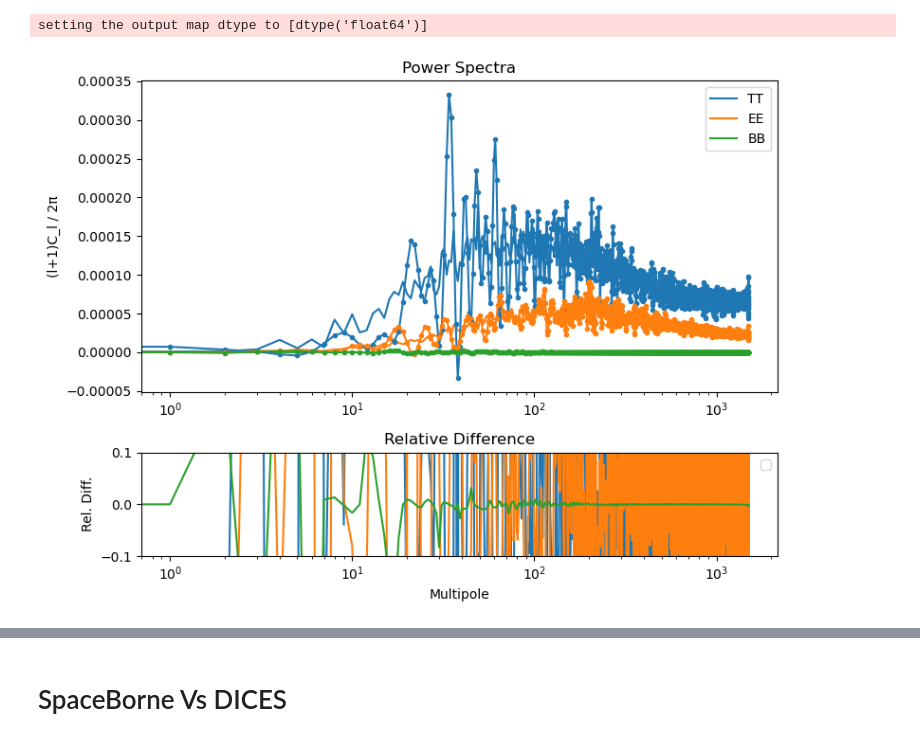
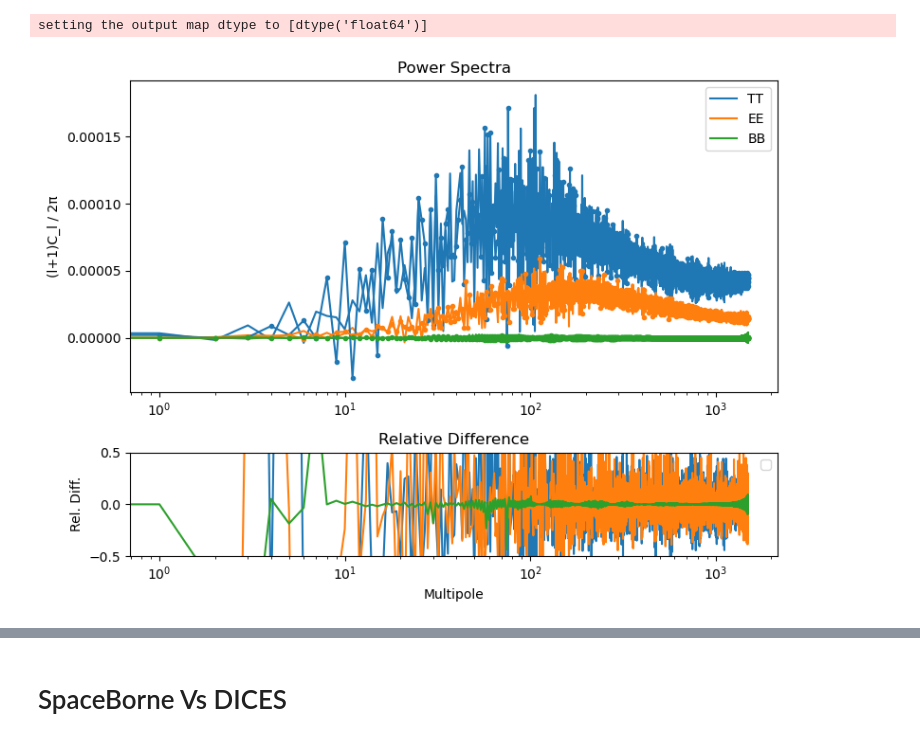
Before and after one commit to JaimeRZP/GLASS_cov_challenge, a Jupyter notebook: unmixing_comparison.ipynb, the cells around one changed output, grey strips where cells are left out. Drawn from its saved outputs; the diff is of its cells as text; code cells hidden in the pictures.

```diff
--- a/unmixing_comparison.ipynb
+++ b/unmixing_comparison.ipynb
@@ -32,10 +33,10 @@ hp.write_map(path+f"dummy_mask.fits", mask, overwrite=True)
 # %% [output]
 setting the output map dtype to [dtype('float64')]
 # %%
-cls_pols = hp.read_cl("/home/jaimerzp/Documents/UCL/GLASS_cov_challenge/Patch/cls_pols/cls_data_pols_1.fits")
-cls_pols_raw = hp.read_cl("/home/jaimerzp/Documents/UCL/GLASS_cov_challenge/Patch/cls_pols/cls_data_pols_raw_1.fits")
-cls = heracles.read("/home/jaimerzp/Documents/UCL/GLASS_cov_challenge/Patch/cls/cls_data_1.fits")
-corrs_pols = hp.read_cl("/home/jaimerzp/Documents/UCL/GLASS_cov_challenge/Patch/cls_pols/corr_data_pols_1.fits")
-cls_mask_pols = hp.read_cl("/home/jaimerzp/Documents/UCL/GLASS_cov_challenge/Patch/cls_pols/cls_mask_pols_1.fits")
-cls_mask = heracles.read("/home/jaimerzp/Documents/UCL/GLASS_cov_challenge/Patch/cls/cls_mask.fits")
-cls_nu = heracles.read("/home/jaimerzp/Documents/UCL/GLASS_cov_challenge/Patch/cls_nu/cls_data_nu_1.fits")
+cls_pols = hp.read_cl(f"/home/jaimerzp/Documents/UCL/GLASS_cov_challenge/{mask_type}/cls_pols/cls_data_pols.fits")
+#cls_pols_raw = hp.read_cl(f"/home/jaimerzp/Documents/UCL/GLASS_cov_challenge/{mask_type}/cls_pols/cls_data_pols_raw_1.fits")
+cls = heracles.read(f"/home/jaimerzp/Documents/UCL/GLASS_cov_challenge/{mask_type}/cls/cls_data_1.fits")
+#corrs_pols = hp.read_cl(f"/home/jaimerzp/Documents/UCL/GLASS_cov_challenge/{mask_type}/cls_pols/corr_data_pols_1.fits")
+#cls_mask_pols = hp.read_cl(f"/home/jaimerzp/Documents/UCL/GLASS_cov_challenge/{mask_type}/cls_pols/cls_mask_pols_1.fits")
+#cls_mask = heracles.read(f"/home/jaimerzp/Documents/UCL/GLASS_cov_challenge/{mask_type}/cls/cls_mask.fits")
+cls_nu = heracles.read(f"/home/jaimerzp/Documents/UCL/GLASS_cov_challenge/{mask_type}/cls_nu/cls_data_nu_1.fits")
@@ -56,34 +43,35 @@ prefac =  (l + 1)/2 * np.pi
 # %%
 fig, axs = plt.subplots(2, 1, figsize=(8, 6), gridspec_kw={'height_ratios': [3, 1]})
 
 # Main panel: plot the curves
+l = np.arange(1500+1)
 tt = cls_pols[0]
 ee = cls_pols[1]
 bb = cls_pols[2]
 _tt = cls_nu['POS', 'POS', 1, 1]
 _ee = cls_nu['SHE', 'SHE', 1, 1][0, 0]
 _bb = cls_nu['SHE', 'SHE', 1, 1][1, 1]
-axs[0].semilogx(l, prefac * tt, label='TT')
-axs[0].semilogx(l, prefac * ee, label='EE')
-axs[0].semilogx(l, prefac * bb, label='BB')
-axs[0].semilogx(l, prefac * _tt, 'C0.-')
-axs[0].semilogx(l, prefac * _ee, 'C1.-')
-axs[0].semilogx(l, prefac * _bb, 'C2.-')
+axs[0].semilogx(l, l * tt, label='TT')
+axs[0].semilogx(l, l * ee, label='EE')
+axs[0].semilogx(l, l * bb, label='BB')
+axs[0].semilogx(l, l * _tt, 'C0.-')
+axs[0].semilogx(l, l * _ee, 'C1.-')
+axs[0].semilogx(l, l * _bb, 'C2.-')
 axs[0].legend()
 axs[0].set_ylabel('(l+1)C_l / 2π')
 axs[0].set_title('Power Spectra')
 
 # Avoid division by zero
 axs[1].semilogx((tt - _tt) / _tt)
 axs[1].semilogx((ee - _ee) / _ee)
 axs[1].semilogx((bb - _bb) / _tt)
-axs[1].set_ylim([-0.1, 0.1])
+axs[1].set_ylim([-0.5, 0.5])
 axs[1].set_xlabel('Multipole')
 axs[1].set_ylabel('Rel. Diff.')
 axs[1].legend()
 axs[1].set_title('Relative Difference')
 
 plt.tight_layout()
 plt.show()
 # %% [output]
-[figure, old version]
+[figure, new version]
```
Also changed, not shown: parts of 31 cells of this notebook, 4 other files.
